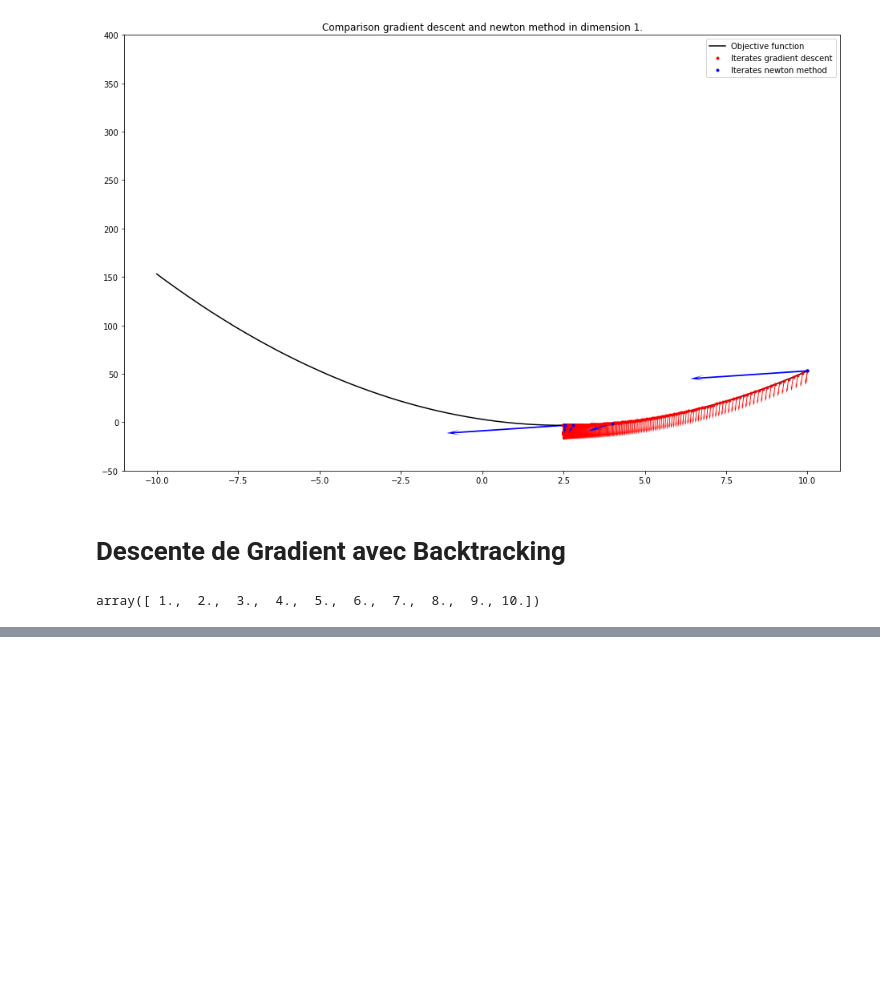
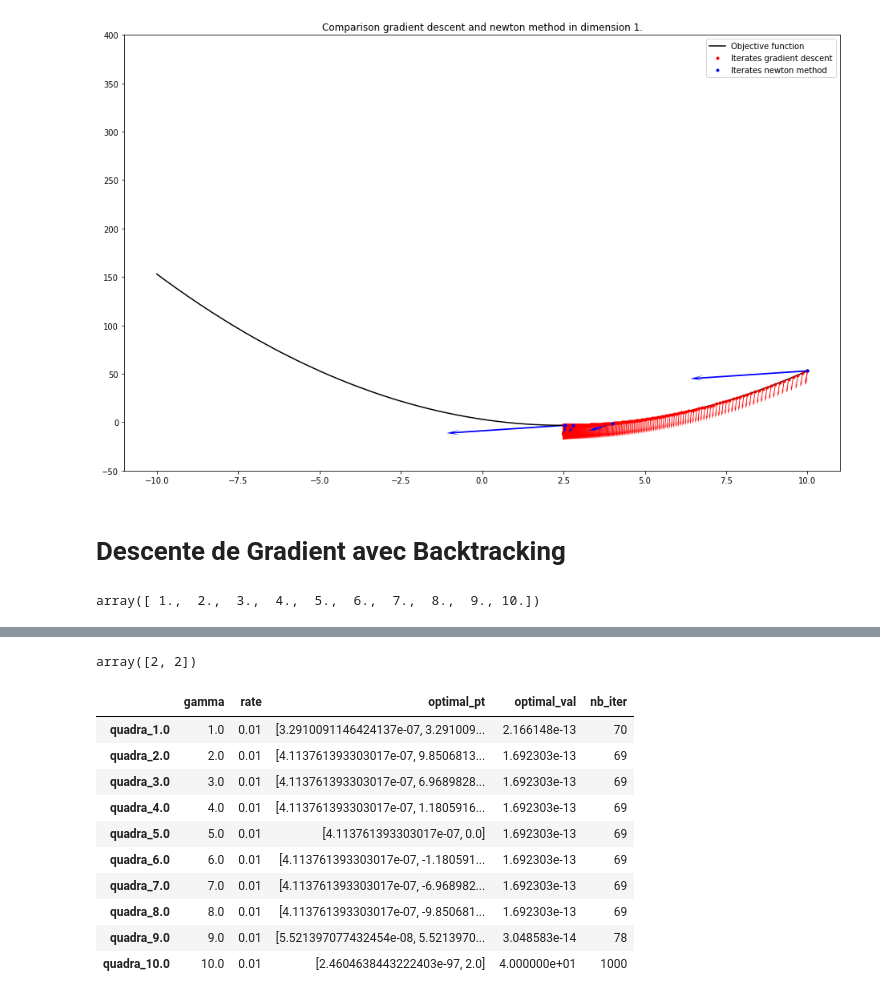
Before and after one commit to baptisteesteban/OCVXII, a Jupyter notebook: Danaé Experiment.ipynb, the cells around one changed output, grey strips where cells are left out. Cells and saved outputs as stored; diff of their text form; code cells hidden in the pictures; blank space fills up the shorter version.

```diff
--- a/Danaé Experiment.ipynb
+++ b/Danaé Experiment.ipynb
@@ -30,9 +31,9 @@ P = probleme(f_1)
 # %%
 f_2_d = {
     "dim": 2,
-    "value": lambda x: x[0]**2 + x[1]**2,
-    "grad": lambda x: np.array([2*x[0], 2*x[1]]),
-    "hessian": lambda x: np.diag([2, 2])
+    "value": lambda x, gamma=1: x[0]**2 + gamma*x[1]**2,
+    "grad": lambda x, gamma=1: np.array([2*x[0], 2*gamma*x[1]]),
+    "hessian": lambda x, gamma=1: np.diag([2, 2*gamma])
 }
 
 f_2 = function(**f_2_d)
@@ -157,7 +158,7 @@ class GD():
             (int) number of iterations.
 
         """
-        x = x.reshape(1, -1)
+        #x = x.reshape(1, -1)
         eta = 0
         n_iter = 0
 
@@ -194,7 +195,6 @@ class GD():
         if verbose:
             msg = " Iteration nu. = {}\n approx. = {}\n ob value = {}\n and decay = {}."
             print(msg.format(n_iter, x.flatten(), f(x), decay_x))
-
         return (x, iters, iters_dir, n_iter)
 # %%
 GD_default = GD()
@@ -293,0 +306,33 @@ TypeError: <lambda>() takes 1 positional argument but 2 were given
+# %%
+init_pt_d2
+# %% [output]
+array([2, 2])
+# %%
+GD_ri_2 = pd.DataFrame(columns=["gamma", "rate", "optimal_pt", "optimal_val", "nb_iter", "iters", "iters_dir"])
+GD_list_2 = {}
+for gamma in gammas:
+    GD_list_2["quadra"] = GD(rate = lambda x, f, dir_x, grad, nb_iter, eta : 0.1)
+    opt_pt, iters, iters_dir, n_iter = GD_list_2["quadra"](init_pt_d2,
+                                                 (lambda x: f_2.value (x, gamma)),
+                                                 (lambda x, f, tol : f_2.grad(x, gamma)))
+    naming_format = "{}_{}".format("quadra", gamma)
+    GD_ri_2.loc[naming_format] = pd.Series({ "gamma": gamma,
+                                             "rate" : 0.01,
+                                             "optimal_pt": opt_pt,
+                                             "optimal_val": f_2.value(opt_pt, gamma),
+                                             "nb_iter": n_iter,
+                                             "iters": iters,
+                                             "iters_dir": iters_dir})
+GD_ri_2.loc[:, "gamma": "nb_iter"]
+# %% [output]
+|  | gamma | rate | optimal_pt | optimal_val | nb_iter |
+| quadra_1.0 | 1.0 | 0.01 | [3.2910091146424137e-07, 3.291009... | 2.166148e-13 | 70 |
+| quadra_2.0 | 2.0 | 0.01 | [4.113761393303017e-07, 9.8506813... | 1.692303e-13 | 69 |
+| quadra_3.0 | 3.0 | 0.01 | [4.113761393303017e-07, 6.9689828... | 1.692303e-13 | 69 |
+| quadra_4.0 | 4.0 | 0.01 | [4.113761393303017e-07, 1.1805916... | 1.692303e-13 | 69 |
+| quadra_5.0 | 5.0 | 0.01 | [4.113761393303017e-07, 0.0] | 1.692303e-13 | 69 |
+| quadra_6.0 | 6.0 | 0.01 | [4.113761393303017e-07, -1.180591... | 1.692303e-13 | 69 |
+| quadra_7.0 | 7.0 | 0.01 | [4.113761393303017e-07, -6.968982... | 1.692303e-13 | 69 |
+| quadra_8.0 | 8.0 | 0.01 | [4.113761393303017e-07, -9.850681... | 1.692303e-13 | 69 |
+| quadra_9.0 | 9.0 | 0.01 | [5.521397077432454e-08, 5.5213970... | 3.048583e-14 | 78 |
+| quadra_10.0 | 10.0 | 0.01 | [2.4604638443222403e-97, 2.0] | 4.000000e+01 | 1000 |
```
Also changed, not shown: parts of 9 cells of this notebook, 1 other file.
